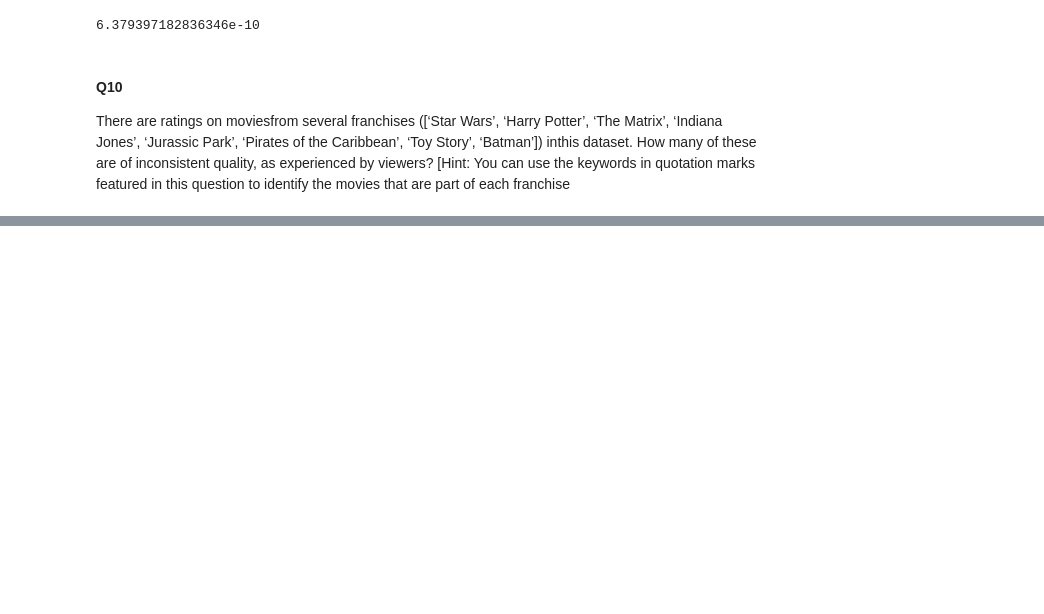
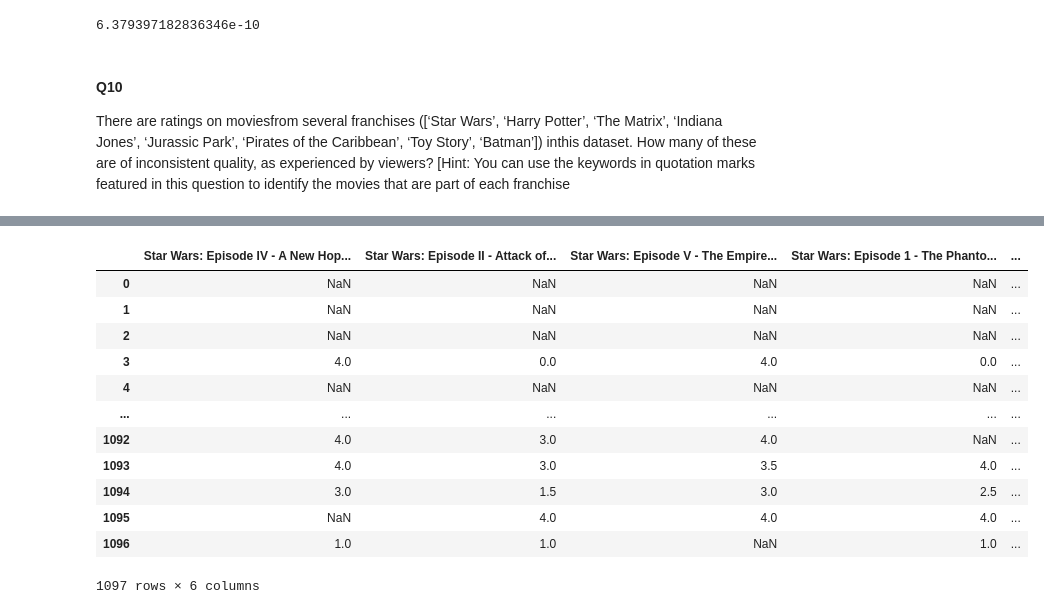
Before and after one commit to jinjinran2001/movie_analysis, a Jupyter notebook: main.ipynb, the cells around one changed output, grey strips where cells are left out. Cells and saved outputs as stored; diff of their text form; code cells hidden in the pictures; blank space fills up the shorter version.

```diff
--- a/main.ipynb
+++ b/main.ipynb
@@ -227,3 +275,20 @@ ks_p_value
 # %% [markdown]
 #### Q10
 There are ratings on moviesfrom several franchises ([‘Star Wars’, ‘Harry Potter’, ‘The Matrix’, ‘Indiana Jones’, ‘Jurassic Park’, ‘Pirates of the Caribbean’, ‘Toy Story’, ‘Batman’]) inthis dataset. How many of these are of inconsistent quality, as experienced by viewers? [Hint: You can use the keywords in quotation marks featured in this question to identify the movies that are part of each franchise
+# %%
+# List of franchises
+franchises = ['Star Wars', 'Harry Potter', 'The Matrix', 'Indiana Jones',
+              'Jurassic Park', 'Pirates of the Caribbean', 'Toy Story', 'Batman']
+
+# Create a dictionary to store variance for each franchise
+franchise_films = {}
+
+# Loop through each franchise, calculate variance of ratings
+for franchise in franchises:
+    # Filter columns containing the franchise name
+    franchise_movies = data.filter(like=franchise)
+    # do kruskal test
+    franchise_films[franchise] = franchise_movies
+    # FIXME
+    kw_statistic, p_value = stats.kruskal(*franchise_films[franchise])
+    print(p_value)
@@ -229,0 +304,16 @@ There are ratings on moviesfrom several franchises ([‘Star Wars’, ‘Harry P
+# %%
+franchise_films['Star Wars']
+# %% [output]
+|  | Star Wars: Episode IV - A New Hop... | Star Wars: Episode II - Attack of... | Star Wars: Episode V - The Empire... | Star Wars: Episode 1 - The Phanto... | ... |
+| 0 | NaN | NaN | NaN | NaN | ... |
+| 1 | NaN | NaN | NaN | NaN | ... |
+| 2 | NaN | NaN | NaN | NaN | ... |
+| 3 | 4.0 | 0.0 | 4.0 | 0.0 | ... |
+| 4 | NaN | NaN | NaN | NaN | ... |
+| ... | ... | ... | ... | ... | ... |
+| 1092 | 4.0 | 3.0 | 4.0 | NaN | ... |
+| 1093 | 4.0 | 3.0 | 3.5 | 4.0 | ... |
+| 1094 | 3.0 | 1.5 | 3.0 | 2.5 | ... |
+| 1095 | NaN | 4.0 | 4.0 | 4.0 | ... |
+| 1096 | 1.0 | 1.0 | NaN | 1.0 | ... |
+1097 rows × 6 columns
```
Also changed, not shown: parts of 12 cells of this notebook.
